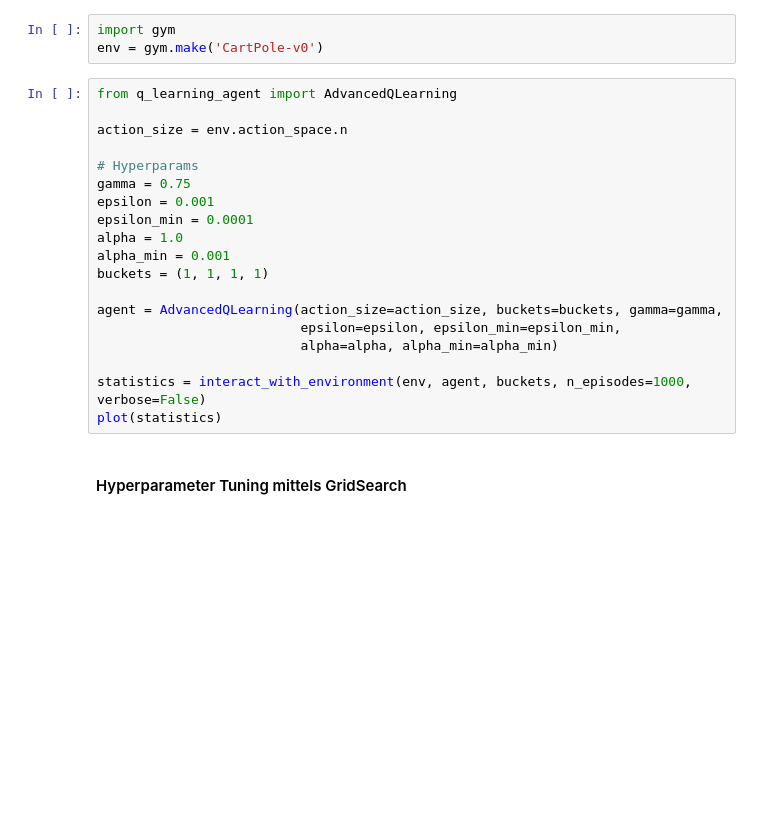
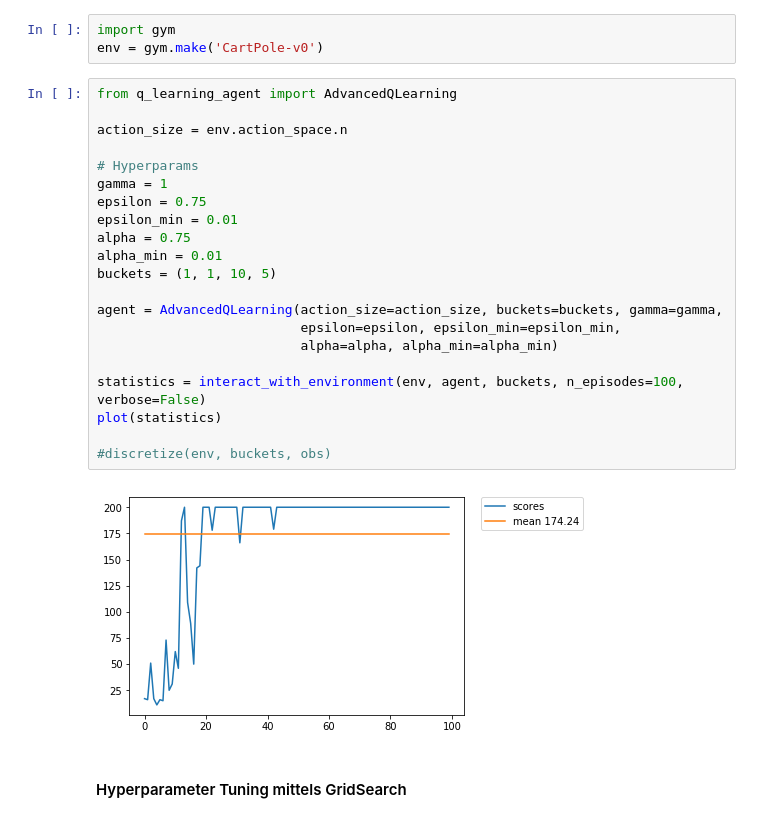
Before and after one commit to Nut/ailab, a Jupyter notebook: rl/notebooks/session_2/cartpole.ipynb, the cells around one changed output. Cells and saved outputs as stored; diff of their text form; blank space fills up the shorter version.

```diff
--- a/rl/notebooks/session_2/cartpole.ipynb
+++ b/rl/notebooks/session_2/cartpole.ipynb
@@ -98,22 +103,26 @@ env = gym.make('CartPole-v0')
 # %%
 from q_learning_agent import AdvancedQLearning
 
 action_size = env.action_space.n
 
 # Hyperparams
-gamma = 0.75
-epsilon = 0.001
-epsilon_min = 0.0001
-alpha = 1.0
-alpha_min = 0.001
-buckets = (1, 1, 1, 1)
+gamma = 1
+epsilon = 0.75
+epsilon_min = 0.01
+alpha = 0.75
+alpha_min = 0.01
+buckets = (1, 1, 10, 5)
 
 agent = AdvancedQLearning(action_size=action_size, buckets=buckets, gamma=gamma,
                           epsilon=epsilon, epsilon_min=epsilon_min,
                           alpha=alpha, alpha_min=alpha_min)
 
-statistics = interact_with_environment(env, agent, buckets, n_episodes=1000, verbose=False)
+statistics = interact_with_environment(env, agent, buckets, n_episodes=100, verbose=False)
 plot(statistics)
+
+#discretize(env, buckets, obs)
+# %% [output]
+[figure, added]
 # %% [markdown]
 #### Hyperparameter Tuning mittels GridSearch
 # %%
```
Also changed, not shown: parts of 4 cells of this notebook, 4 other files.
